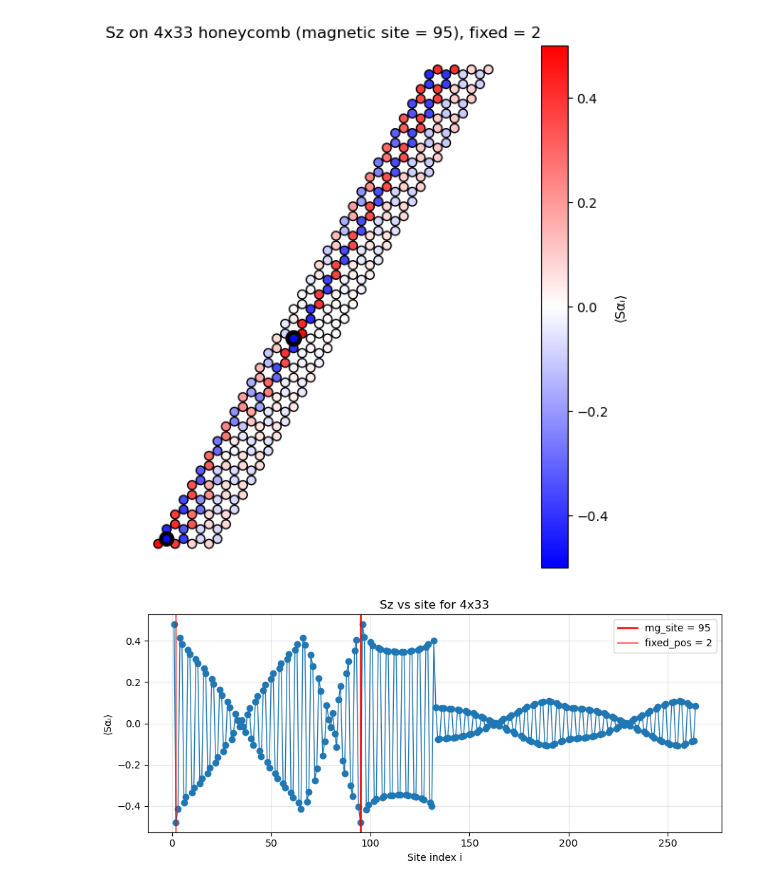
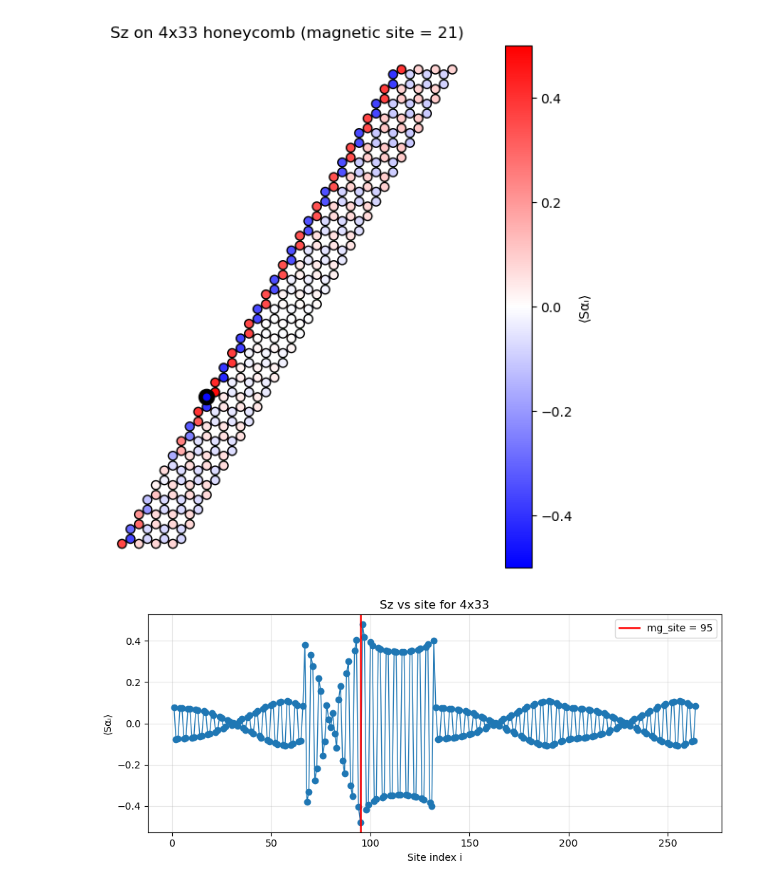
Before and after one commit to marcinszlap/KitaevHoneycomb, a Jupyter notebook: wykresy.ipynb, the cells around one changed output. Cells and saved outputs as stored; diff of their text form; code cells hidden in the pictures.

Commit message:
plots+results

```diff
--- a/wykresy.ipynb
+++ b/wykresy.ipynb
@@ -169,37 +169,37 @@ def plot_lattice_values(Nx, Ny, bonds, pos, values,
 
 # ====== run ======
 Nx, Ny = 4, 33
-secondspin = True
+secondspin = False
 fixed_pos = 2
 component = "Sz"
-mg_site = 95
+mg_site = 22
 yperiodic = "true"
 
 if secondspin:
     filename = f"{component}_2spins_fixed{fixed_pos}"
 else:
     filename = f"{component}"
 
 path = f"results/{Nx}x{Ny}_PBC={yperiodic}/Savrg/{filename}.dat"
 
 Nsites, bonds = honeycomb_bonds(Nx, Ny)
 pos = honeycomb_positions(Nx, Ny)
 
 i, vals, mg_sites = load_component(path)
 
 plt.figure(figsize=(8, 6))
 plot_lattice_values(
     Nx, Ny, bonds, pos, vals,
     mg_sites=mg_sites, mg_site=mg_site,
     fixed_pos=fixed_pos, secondspin=secondspin,
     title=f"{component} on {Nx}x{Ny} honeycomb",
     safety=1.20,         # smaller = more spacing
     show_labels="auto"   # disables labels automatically for big N
 )
 plt.tight_layout()
 plt.show()
 # %% [output]
-[figure, old version]
+[figure, new version]
 # %%
 import numpy as np
 import matplotlib.pyplot as plt
@@ -263,7 +263,7 @@ plot_component_vs_site(
     title=f"{component} vs site for {Nx}x{Ny}"
 )
 # %% [output]
-[figure, old version]
+[figure, new version]
 # %%
 import numpy as np
 import matplotlib.pyplot as plt
```
Also changed, not shown: parts of 1 cell of this notebook, 7 other files.
